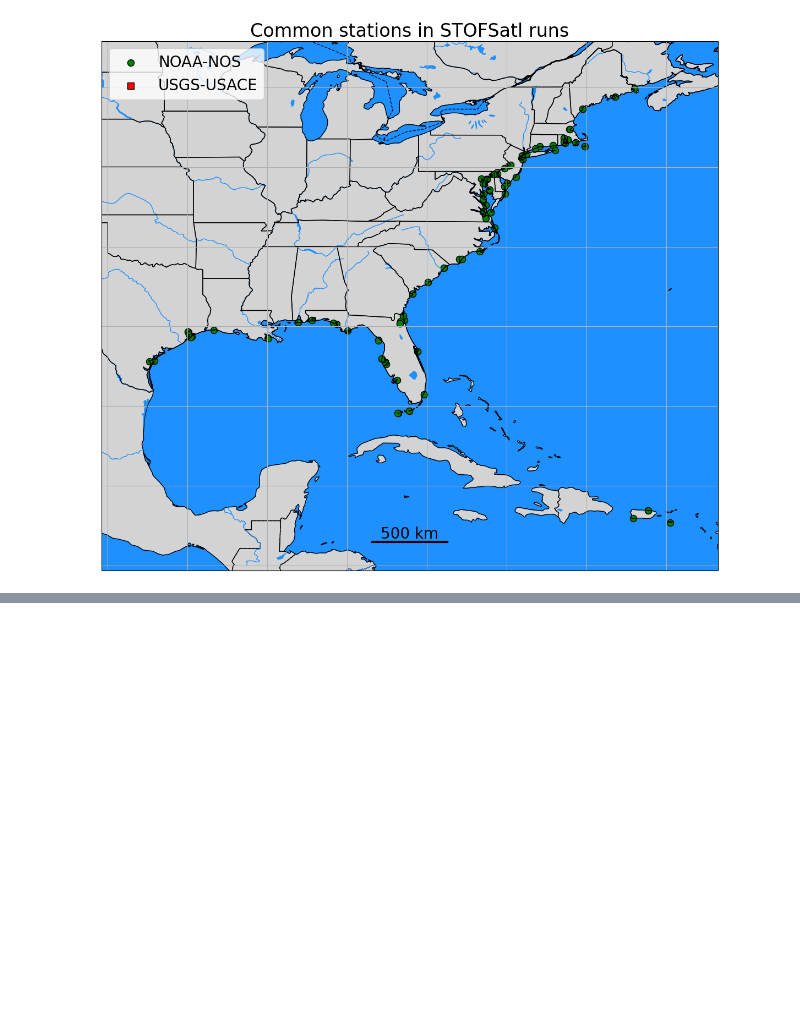
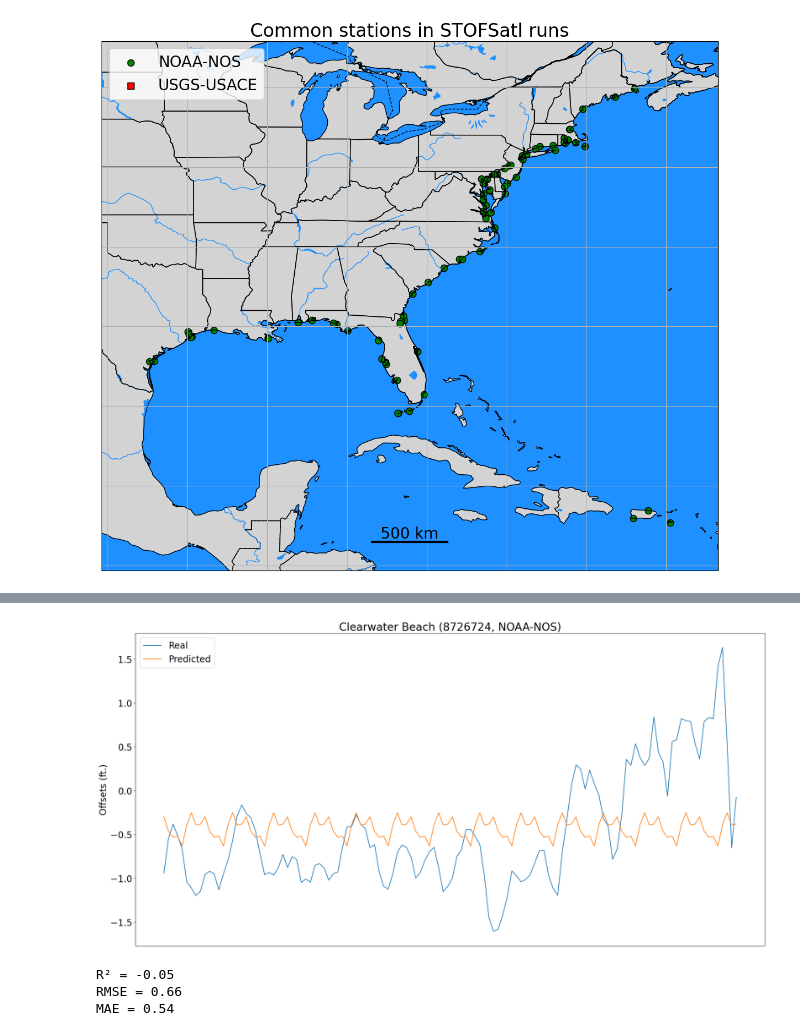
Before and after one commit to NoujoudNader/SormNet, a Jupyter notebook: main_test.ipynb, the cells around one changed output, grey strips where cells are left out. Saved outputs shown, nothing was run; the diff lists cells and outputs as text; code cells hidden in the pictures; blank space fills up the shorter version.

```diff
--- a/main_test.ipynb
+++ b/main_test.ipynb
@@ -425,0 +422,19 @@ MAE = 0.43
+# %%
+plt.plot(y_truth_station[:126], label = 'Real')
+plt.plot(y_pred_station[:126], label = 'Predicted')
+plt.legend()
+plt.ylabel('Offsets (ft.)')
+plt.xticks([])
+title_str = station_name + f' ({str(id)}, {agency})'
+plt.title(title_str)
+
+plt.show()
+
+print("R\u00b2 = {:.2f}".format(r2_score(y_truth_station[:126], y_pred_station[:126])))
+print("RMSE = {:.2f}".format(np.sqrt(mean_squared_error(y_truth_station[:126], y_pred_station[:126]))))
+print("MAE = {:.2f}".format(mean_absolute_error(y_truth_station[:126], y_pred_station[:126])))
+# %% [output]
+[figure, added]
+R² = -0.05
+RMSE = 0.66
+MAE = 0.54
```
Also changed, not shown: parts of 13 cells of this notebook.
